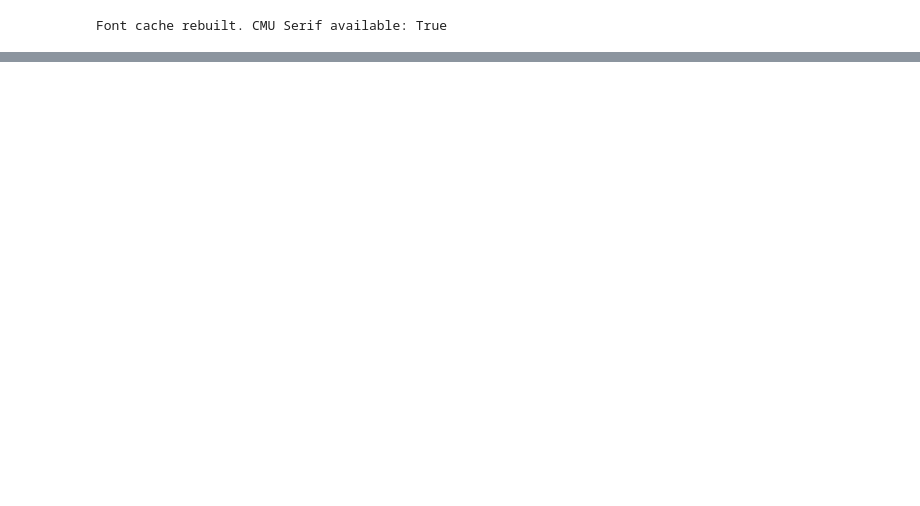
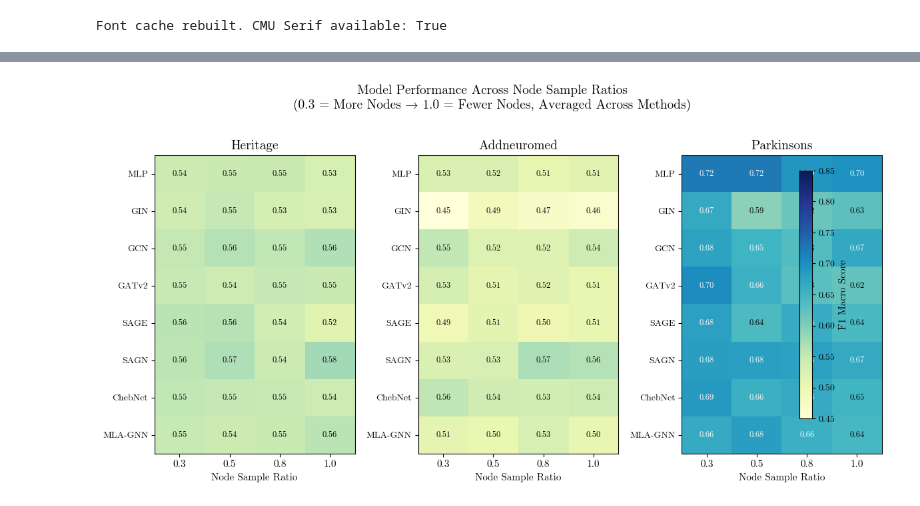
Before and after one commit to geometric-intelligence/ogbench, a Jupyter notebook: tutorials/final_results.ipynb, the cells around one changed output, grey strips where cells are left out. Cells and saved outputs as stored; diff of their text form; code cells hidden in the pictures; blank space fills up the shorter version.

```diff
--- a/tutorials/final_results.ipynb
+++ b/tutorials/final_results.ipynb
@@ -1057,0 +1483,97 @@ correlation:
+# %%
+# ------------------------------------------------------------------
+# Heatmap: Performance by Model and Node Sample Ratio
+# Rows: models, Columns: ratios (0.3=more nodes, 1.0=fewer nodes)
+# One heatmap per dataset (averaged across methods)
+# ------------------------------------------------------------------
+fig, axes = plt.subplots(1, 3, figsize=(12, 6))
+fig.suptitle('Model Performance Across Node Sample Ratios\n(0.3 = More Nodes → 1.0 = Fewer Nodes, Averaged Across Methods)',
+             fontsize=14, fontweight='bold', y=1.02)
+
+for j, dataset in enumerate(datasets):
+    ax = axes[j]
+
+    # Create matrix: models x ratios (averaged across methods)
+    perf_matrix = np.zeros((len(all_models), len(all_ratios)))
+    for i, model in enumerate(all_models):
+        for k, ratio in enumerate(all_ratios):
+            # Average across all methods
+            method_perfs = [plot_data[method][dataset][ratio][model]['mean']
+                          for method in all_methods
+                          if not np.isnan(plot_data[method][dataset][ratio][model]['mean'])]
+            perf_matrix[i, k] = np.mean(method_perfs) if method_perfs else np.nan
+
+    im = ax.imshow(perf_matrix, cmap='YlGnBu', aspect='auto', vmin=0.45, vmax=0.85)
+    ax.set_xticks(range(len(all_ratios)))
+    ax.set_xticklabels(all_ratios, fontsize=11)
+    ax.set_yticks(range(len(all_models)))
+    ax.set_yticklabels([get_display_name(m) for m in all_models], fontsize=10)
+    ax.set_title(get_dataset_display_name(dataset), fontsize=14, fontweight='bold')
+    ax.set_xlabel('Node Sample Ratio', fontsize=11)
+
+    for i in range(len(all_models)):
+        for k in range(len(all_ratios)):
+            val = perf_matrix[i, k]
+            if not np.isnan(val):
+                color = 'white' if val > 0.65 else 'black'
+                ax.text(k, i, f'{val:.2f}', ha='center', va='center', fontsize=9, color=color)
+
+cbar = fig.colorbar(im, ax=axes, orientation='vertical', fraction=0.02, pad=0.02)
+cbar.set_label('F1 Macro Score', fontsize=11)
+plt.tight_layout()
+fig.savefig('heatmap_performance_averaged.pdf', bbox_inches='tight', dpi=300)
+plt.show()
+
+# ------------------------------------------------------------------
+# Also show per-method heatmaps
+# ------------------------------------------------------------------
+fig, axes = plt.subplots(len(all_methods), len(datasets), figsize=(12, 12))
+fig.suptitle('Performance by Model and Node Sample Ratio (Per Method)\n(0.3 = More Nodes → 1.0 = Fewer Nodes)',
+             fontsize=14, fontweight='bold', y=0.995)
+
+# Get global min/max for consistent color scale
+all_perfs = []
+for method in all_methods:
+    for dataset in datasets:
+        for ratio in all_ratios:
+            for model in all_models:
+                val = plot_data[method][dataset][ratio][model]['mean']
+                if not np.isnan(val):
+                    all_perfs.append(val)
+vmin, vmax = min(all_perfs), max(all_perfs)
+
+for i, method in enumerate(all_methods):
+    for j, dataset in enumerate(datasets):
+        ax = axes[i, j]
+
+        # Create matrix: models x ratios
+        perf_matrix = np.zeros((len(all_models), len(all_ratios)))
+        for m, model in enumerate(all_models):
+            for r, ratio in enumerate(all_ratios):
+                perf_matrix[m, r] = plot_data[method][dataset][ratio][model]['mean']
+
+        im = ax.imshow(perf_matrix, cmap='YlGnBu', aspect='auto', vmin=vmin, vmax=vmax)
+        ax.set_xticks(range(len(all_ratios)))
+        ax.set_xticklabels(all_ratios, fontsize=9)
+        ax.set_yticks(range(len(all_models)))
+        ax.set_yticklabels([get_display_name(m) for m in all_models], fontsize=9)
+
+        if i == 0:
+            ax.set_title(get_dataset_display_name(dataset), fontsize=12, fontweight='bold')
+        if j == 0:
+            ax.set_ylabel(f'{method.replace("_", " ").title()}', fontsize=11, fontweight='bold')
+
+        for m in range(len(all_models)):
+            for r in range(len(all_ratios)):
+                val = perf_matrix[m, r]
+                if not np.isnan(val):
+                    color = 'white' if val > 0.65 else 'black'
+                    ax.text(r, m, f'{val:.2f}', ha='center', va='center', fontsize=7, color=color)
+
+cbar = fig.colorbar(im, ax=axes, orientation='vertical', fraction=0.02, pad=0.01)
+cbar.set_label('F1 Macro Score', fontsize=10)
+plt.tight_layout(rect=[0, 0, 0.98, 0.97])
+fig.savefig('heatmap_performance_per_method.pdf', bbox_inches='tight', dpi=300)
+plt.show()
+# %% [output]
+[figure, added]
```
Also changed, not shown: parts of 12 cells of this notebook, 3 other files.
